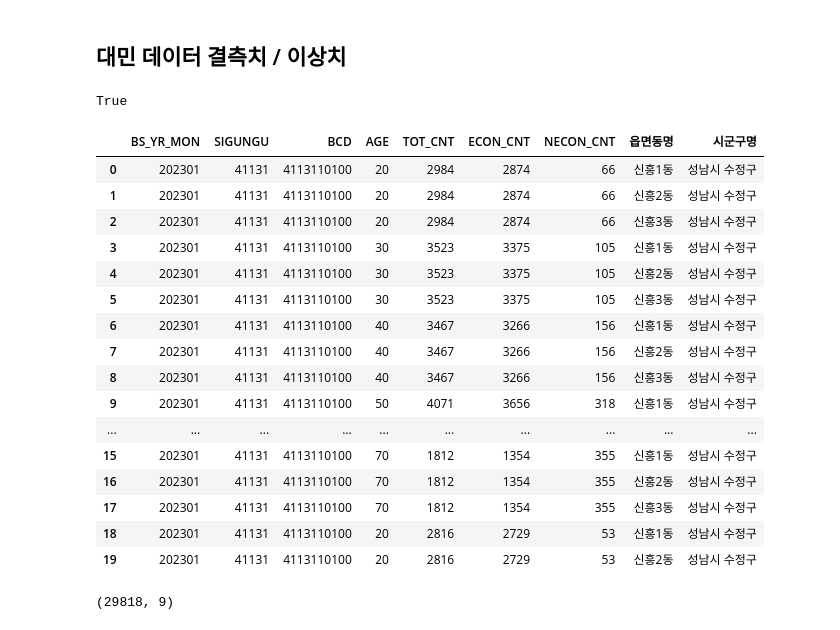
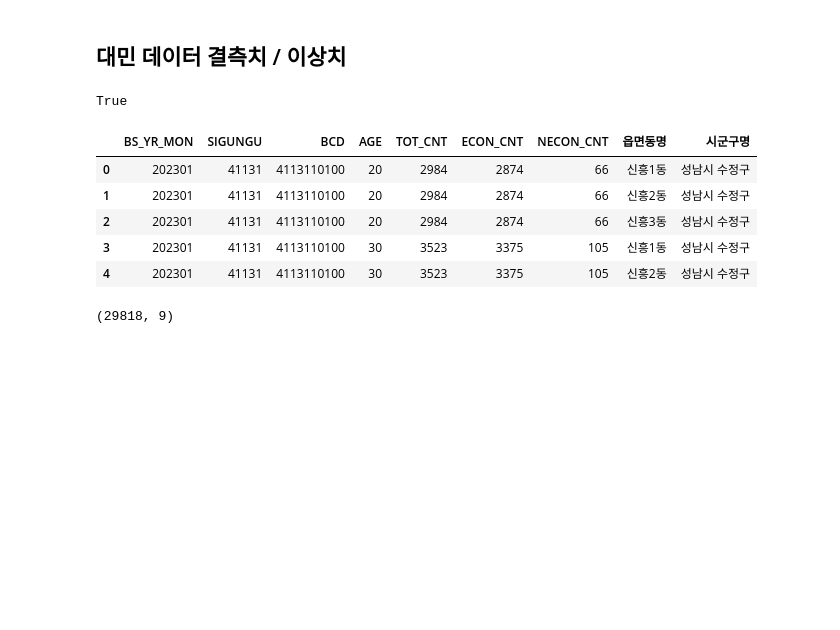
Before and after one commit to bulsajo1/final_project, a Jupyter notebook: sungju/2차 전처리_신용.ipynb, the cells around one changed output. Drawn from its saved outputs; the diff is of its cells as text; code cells hidden in the pictures; blank space fills up the shorter version.

```diff
--- a/sungju/2차 전처리_신용.ipynb
+++ b/sungju/2차 전처리_신용.ipynb
@@ -5,34 +5,27 @@ import os
 # %% [markdown]
 ## 대민 데이터 결측치 / 이상치
 # %%
-file_path = r"C:\Users\cute3\OneDrive\Desktop\pro\final_project\Data\신용정보.csv"
+import os
+import pandas as pd
 
-# 파일 존재 여부 먼저 확인
+file_path = "../Data/신용정보.csv"
+
 print(os.path.exists(file_path))
 
-# True가 나오면 실행
-df_credit = pd.read_csv(file_path, encoding="utf-8-sig")
+df_credit = pd.read_csv(
+    file_path,
+    encoding="utf-8-sig"
+)
 
-df_credit.head(20)
+df_credit.head()
 # %% [output]
 True
 |  | BS_YR_MON | SIGUNGU | BCD | AGE | TOT_CNT | ECON_CNT | NECON_CNT | 읍면동명 | 시군구명 |
 | 0 | 202301 | 41131 | 4113110100 | 20 | 2984 | 2874 | 66 | 신흥1동 | 성남시 수정구 |
 | 1 | 202301 | 41131 | 4113110100 | 20 | 2984 | 2874 | 66 | 신흥2동 | 성남시 수정구 |
 | 2 | 202301 | 41131 | 4113110100 | 20 | 2984 | 2874 | 66 | 신흥3동 | 성남시 수정구 |
 | 3 | 202301 | 41131 | 4113110100 | 30 | 3523 | 3375 | 105 | 신흥1동 | 성남시 수정구 |
 | 4 | 202301 | 41131 | 4113110100 | 30 | 3523 | 3375 | 105 | 신흥2동 | 성남시 수정구 |
-| 5 | 202301 | 41131 | 4113110100 | 30 | 3523 | 3375 | 105 | 신흥3동 | 성남시 수정구 |
-| 6 | 202301 | 41131 | 4113110100 | 40 | 3467 | 3266 | 156 | 신흥1동 | 성남시 수정구 |
-| 7 | 202301 | 41131 | 4113110100 | 40 | 3467 | 3266 | 156 | 신흥2동 | 성남시 수정구 |
-| 8 | 202301 | 41131 | 4113110100 | 40 | 3467 | 3266 | 156 | 신흥3동 | 성남시 수정구 |
-| 9 | 202301 | 41131 | 4113110100 | 50 | 4071 | 3656 | 318 | 신흥1동 | 성남시 수정구 |
-| ... | ... | ... | ... | ... | ... | ... | ... | ... | ... |
-| 15 | 202301 | 41131 | 4113110100 | 70 | 1812 | 1354 | 355 | 신흥1동 | 성남시 수정구 |
-| 16 | 202301 | 41131 | 4113110100 | 70 | 1812 | 1354 | 355 | 신흥2동 | 성남시 수정구 |
-| 17 | 202301 | 41131 | 4113110100 | 70 | 1812 | 1354 | 355 | 신흥3동 | 성남시 수정구 |
-| 18 | 202301 | 41131 | 4113110100 | 20 | 2816 | 2729 | 53 | 신흥1동 | 성남시 수정구 |
-| 19 | 202301 | 41131 | 4113110100 | 20 | 2816 | 2729 | 53 | 신흥2동 | 성남시 수정구 |
 # %%
 df_credit.shape
 # %% [output]
```
Also changed, not shown: parts of 14 cells of this notebook, 1 other file.
